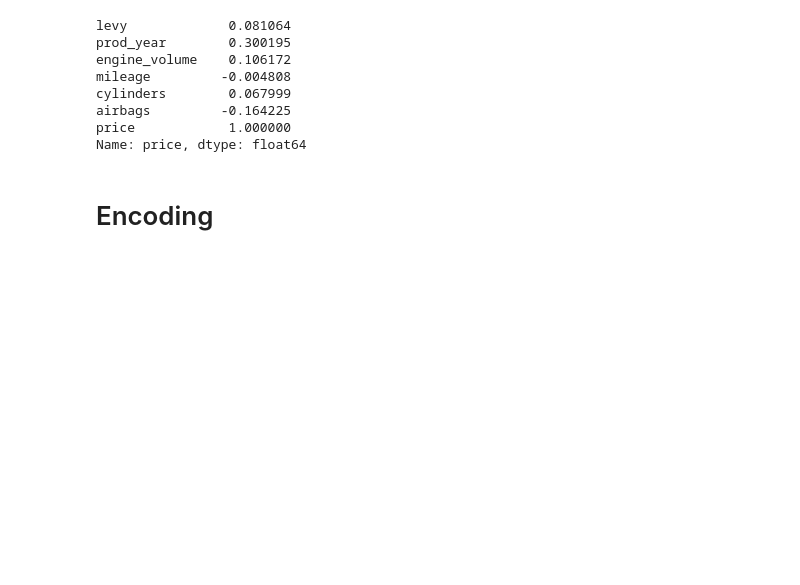
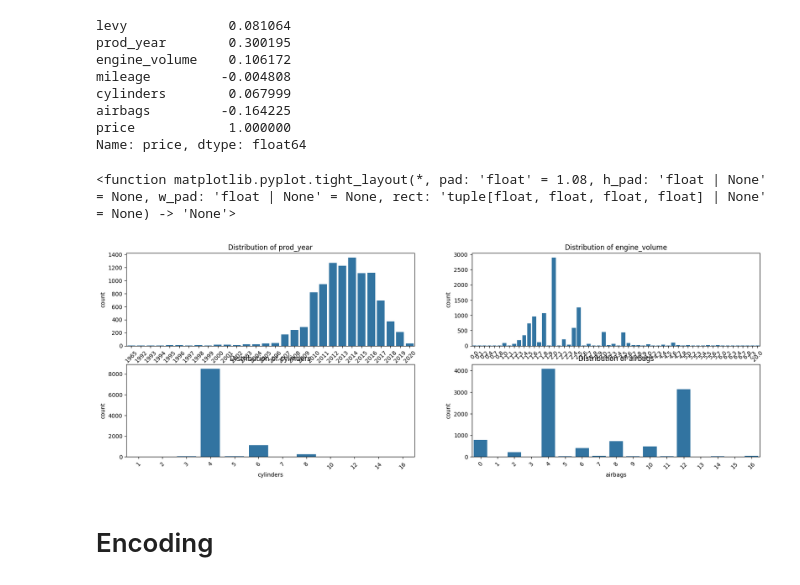
Before and after one commit to AI-ML1/Supervised-ML-Projects, a Jupyter notebook: Car_Price_Regression_Supervised_ML/Car_Price_Regression_ML.ipynb, the cells around one changed output. Saved outputs shown, nothing was run; the diff lists cells and outputs as text; code cells hidden in the pictures; blank space fills up the shorter version.

```diff
--- a/Car_Price_Regression_Supervised_ML/Car_Price_Regression_ML.ipynb
+++ b/Car_Price_Regression_Supervised_ML/Car_Price_Regression_ML.ipynb
@@ -374,6 +374,23 @@ cylinders        0.067999
 airbags         -0.164225
 price            1.000000
 Name: price, dtype: float64
+# %%
+plt.figure(figsize=(20, 10))
+
+features = ['prod_year', 'engine_volume', 'cylinders', 'airbags']
+
+
+for i, col in enumerate(features, 1):
+    plt.subplot(len(features) // 2 + 1, 2, i)
+    sns.countplot(x=df[col])
+    plt.title(f'Distribution of {col}')
+    plt.xticks(rotation=45)
+
+
+plt.tight_layout
+# %% [output]
+<function matplotlib.pyplot.tight_layout(*, pad: 'float' = 1.08, h_pad: 'float | None' = None, w_pad: 'float | None' = None, rect: 'tuple[float, float, float, float] | None' = None) -> 'None'>
+[figure, added]
 # %% [markdown]
 # Encoding
 # %%
```
Also changed, not shown: parts of 3 cells of this notebook.
